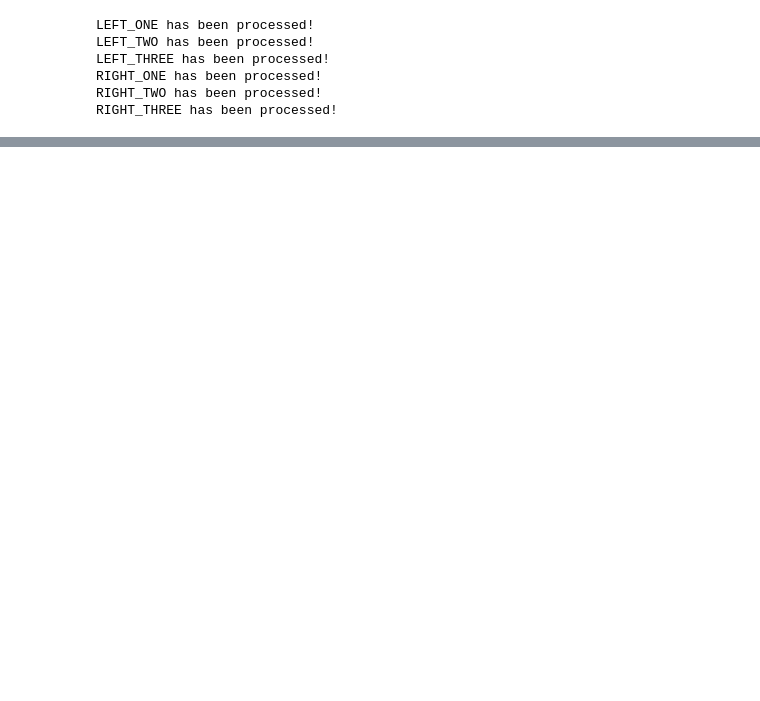
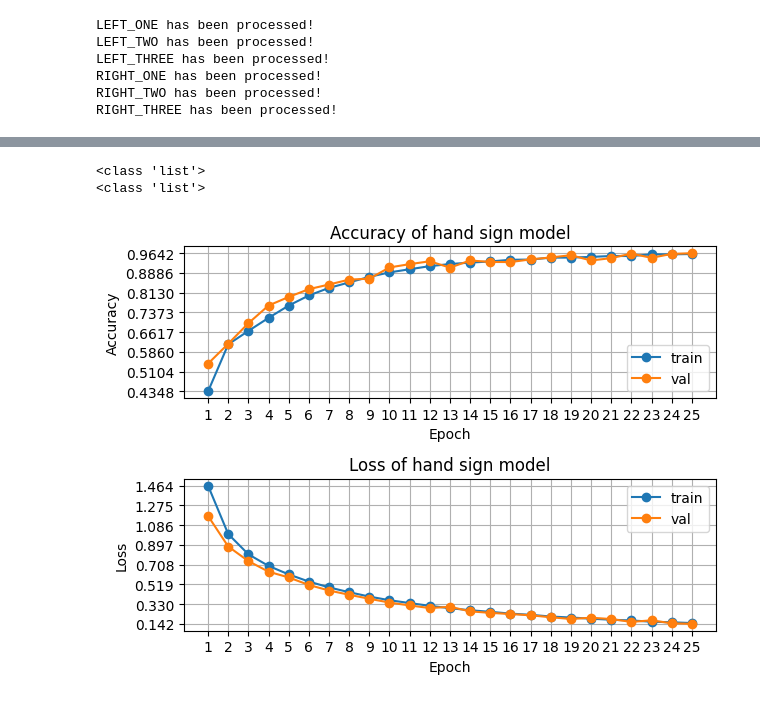
Before and after one commit to RicePandaaaa/PandaDesktop, a Jupyter notebook: model.ipynb, the cells around one changed output, grey strips where cells are left out. Cells and saved outputs as stored; diff of their text form; code cells hidden in the pictures; blank space fills up the shorter version.

Commit message:
Update model code

```diff
--- a/model.ipynb
+++ b/model.ipynb
@@ -86,6 +51,7 @@ array([4, 4, 4, 4], dtype=int64)
 # %%
 # Step 1: Convert Dataframes to Tensors
-data_tensors = []
+feature_tensors = []
+label_tensors = []
 
 for df in dataframes:
     # Extract features and labels from the dataframe
@@ -100,9 +66,10 @@ for df in dataframes:
     features_tensor = tf.convert_to_tensor(features_array, dtype=tf.float32)
     labels_tensor = tf.convert_to_tensor(labels_array, dtype=tf.int64)
 
-    data_tensors.append((features_tensor, labels_tensor))
+    feature_tensors.append(features_tensor)
+    label_tensors.append(labels_tensor)
 # %%
-all_features = tf.concat([features_tensor for features_tensor, _ in data_tensors], axis=0)
-all_labels = tf.concat([labels_tensor for _, labels_tensor in data_tensors], axis=0)
+all_features = tf.concat([feature_tensors], axis=0)
+all_labels = tf.concat([label_tensors], axis=0)
 # %%
 from sklearn.model_selection import train_test_split
@@ -115,18 +80,15 @@ features_train, features_val, labels_train, labels_val = train_test_split(
 # %%
 # Step 4: Create an LSTM Model
 model = tf.keras.Sequential()
-model.add(Masking(mask_value=-2, input_shape=(1, 21)))
-model.add(tf.keras.layers.LSTM(128, return_sequences=True))
-model.add(tf.keras.layers.Dropout(0.5))
-model.add(tf.keras.layers.LSTM(64, return_sequences=False))
-model.add(tf.keras.layers.Dropout(0.5))
+model.add(Masking(mask_value=0, input_shape=(4, 21)))
+model.add(tf.keras.layers.Dense(128, activation='relu'))
 model.add(tf.keras.layers.Dense(6, activation='softmax'))
 
 # Step 5: Compile the Model
 model.compile(optimizer='adam', loss='sparse_categorical_crossentropy', metrics=['accuracy'])
 
 # Step 6: Train the Model
-trained_model = model.fit(features_train, labels_train, epochs=100, validation_data=(features_val, labels_val), batch_size=16)
+trained_model = model.fit(features_train, labels_train, epochs=25, validation_data=(features_val, labels_val), batch_size=16)
 
 model.save("hand_model.h5")
 # %% [output]
@@ -176,0 +112,44 @@ plt.show()
+# %%
+from matplotlib import pyplot as plt
+
+
+history = trained_model.history
+fig, axes = plt.subplots(2)
+stats = ["accuracy", "loss"]
+
+for i in range(len(axes)):
+    ax = axes[i]
+    stat = stats[i]
+
+    # Title
+    ax.set_title(f"{stat.capitalize()} of hand sign model")
+
+    # Plotting
+    print(type(history[stat]))
+    ax.plot(range(1, 1+len(history[stat])), history[stat], "-o")
+    ax.plot(range(1, 1+len(history[f"val_{stat}"])), history[f"val_{stat}"], "-o")
+
+    # Labelling the axes + making legends
+    ax.set_xlabel("Epoch")
+    ax.set_ylabel(f"{stat.capitalize()}")
+
+    start, ending, x_step = 0, 26, 5
+    ax.set_xticks([x for x in range(1, len(history[stat]) + 1)])
+
+    low = min(min(history[stat]), min(history[f"val_{stat}"]))
+    high = max(max(history[stat]), max(history[f"val_{stat}"]))
+    y_step = (high - low) / 7
+    ax.set_yticks(np.arange(low, high + y_step, y_step))
+
+    # Legend + grid
+    ax.grid()
+    legend_postion = "lower right" if stat == "accuracy" else "upper right"
+    ax.legend(["train", "val"], loc=legend_postion)
+
+# Reveal the graph
+fig.tight_layout()
+plt.show()
+# %% [output]
+<class 'list'>
+<class 'list'>
+[figure, added]
```
Also changed, not shown: parts of 7 cells of this notebook.
